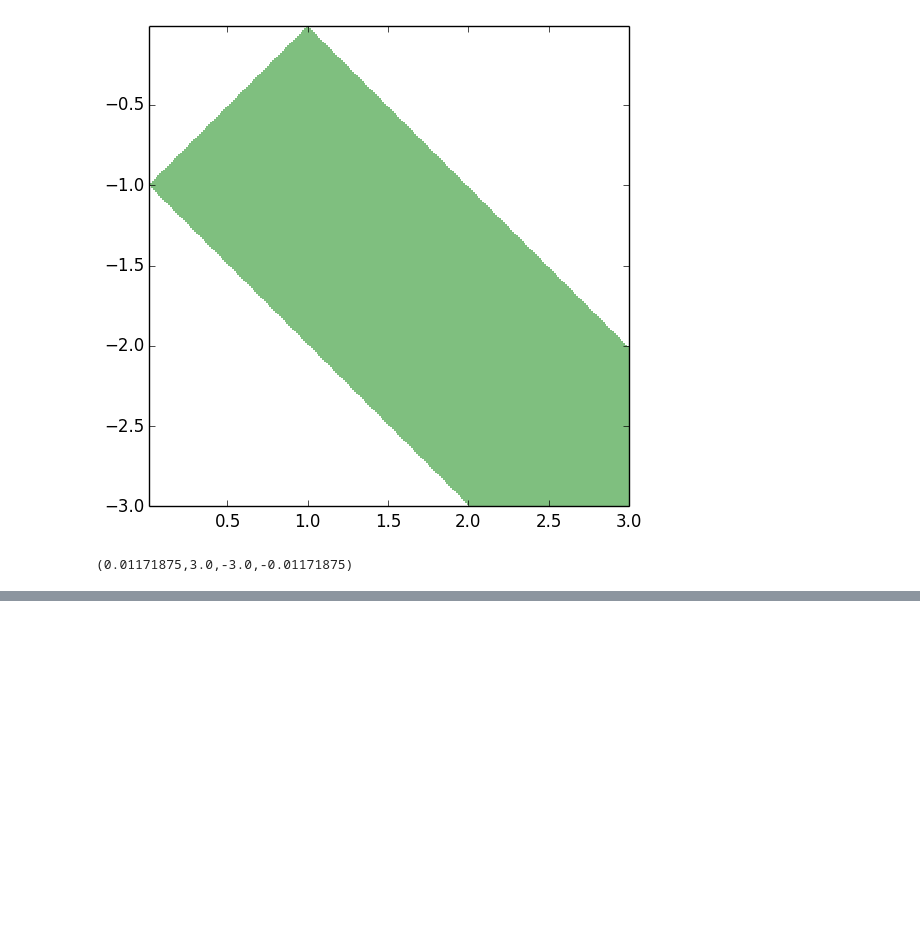
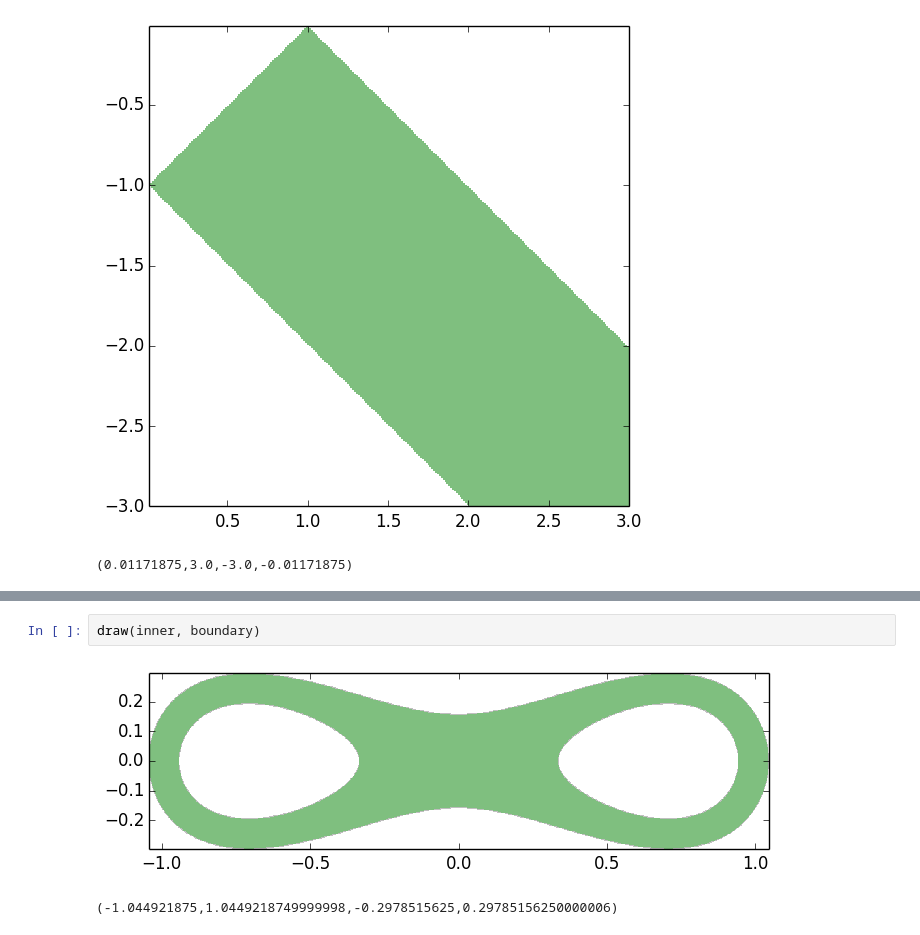
Before and after one commit to JuliaIntervals/IntervalConstraintProgramming.jl, a Jupyter notebook: examples/Set inversion with separators examples.ipynb, the cells around one changed output, grey strips where cells are left out. Saved outputs shown, nothing was run; the diff lists cells and outputs as text; blank space fills up the shorter version.

```diff
--- a/examples/Set inversion with separators examples.ipynb
+++ b/examples/Set inversion with separators examples.ipynb
@@ -87,0 +139,5 @@ draw(inner)
+# %%
+draw(inner, boundary)
+# %% [output]
+[figure, added]
+(-1.044921875,1.0449218749999998,-0.2978515625,0.29785156250000006)
```
Also changed, not shown: parts of 10 cells of this notebook, 1 other file.
